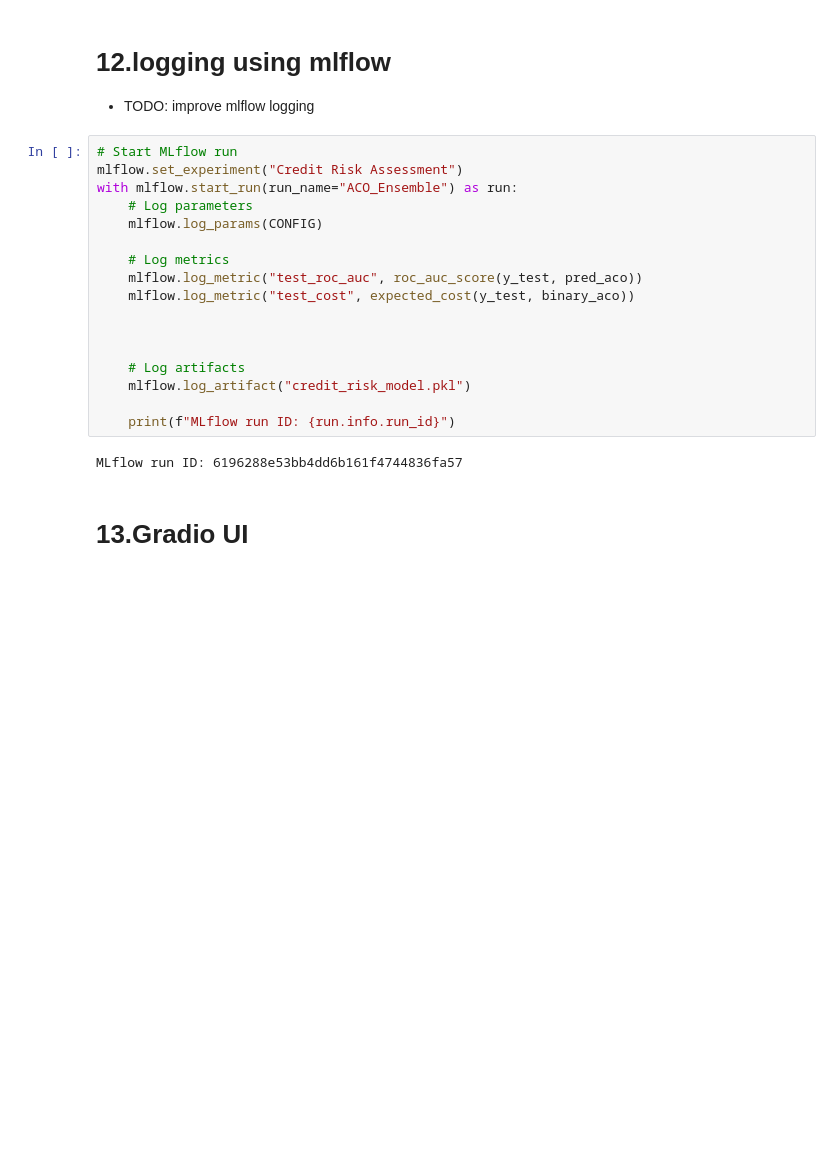
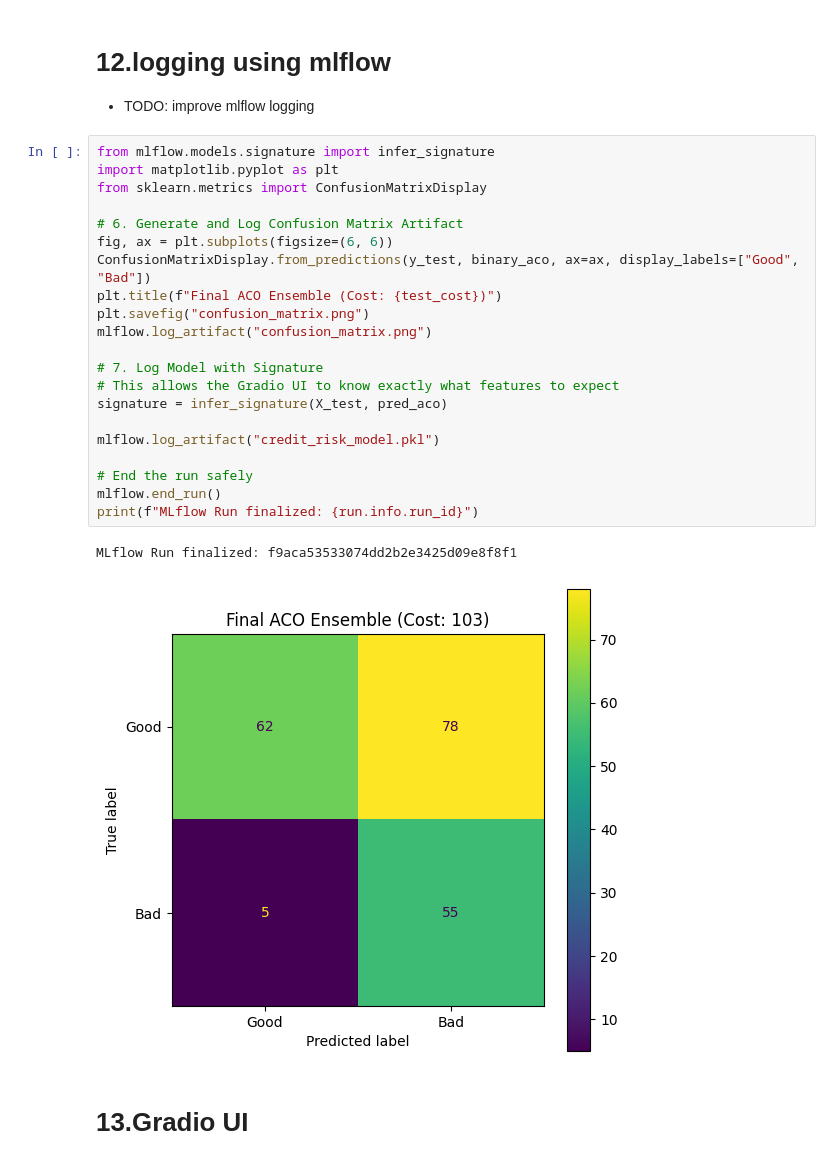
Before and after one commit to aslaa02/hyperparameter-tuning, a Jupyter notebook: model.ipynb, the cells around one changed output. Saved outputs shown, nothing was run; the diff lists cells and outputs as text; blank space fills up the shorter version.

Commit message:
add comprehensive mlflow logging

```diff
--- a/model.ipynb
+++ b/model.ipynb
@@ -402,25 +605,30 @@ print(model_artifacts)
 # %% [markdown]
 # 12.logging using mlflow
 - TODO: improve mlflow logging
-# %%
-# Start MLflow run
-mlflow.set_experiment("Credit Risk Assessment")
-with mlflow.start_run(run_name="ACO_Ensemble") as run:
-    # Log parameters
-    mlflow.log_params(CONFIG)
-
-    # Log metrics
-    mlflow.log_metric("test_roc_auc", roc_auc_score(y_test, pred_aco))
-    mlflow.log_metric("test_cost", expected_cost(y_test, binary_aco))
-
-
-
-    # Log artifacts
-    mlflow.log_artifact("credit_risk_model.pkl")
-
-    print(f"MLflow run ID: {run.info.run_id}")
-# %% [output]
-MLflow run ID: 6196288e53bb4dd6b161f4744836fa57
+# %%
+from mlflow.models.signature import infer_signature
+import matplotlib.pyplot as plt
+from sklearn.metrics import ConfusionMatrixDisplay
+
+# 6. Generate and Log Confusion Matrix Artifact
+fig, ax = plt.subplots(figsize=(6, 6))
+ConfusionMatrixDisplay.from_predictions(y_test, binary_aco, ax=ax, display_labels=["Good", "Bad"])
+plt.title(f"Final ACO Ensemble (Cost: {test_cost})")
+plt.savefig("confusion_matrix.png")
+mlflow.log_artifact("confusion_matrix.png")
+
+# 7. Log Model with Signature
+# This allows the Gradio UI to know exactly what features to expect
+signature = infer_signature(X_test, pred_aco)
+
+mlflow.log_artifact("credit_risk_model.pkl")
+
+# End the run safely
+mlflow.end_run()
+print(f"MLflow Run finalized: {run.info.run_id}")
+# %% [output]
+MLflow Run finalized: f9aca53533074dd2b2e3425d09e8f8f1
+[figure, added]
 # %% [markdown]
 # 13.Gradio UI
 # %%
```
Also changed, not shown: parts of 12 cells of this notebook.
